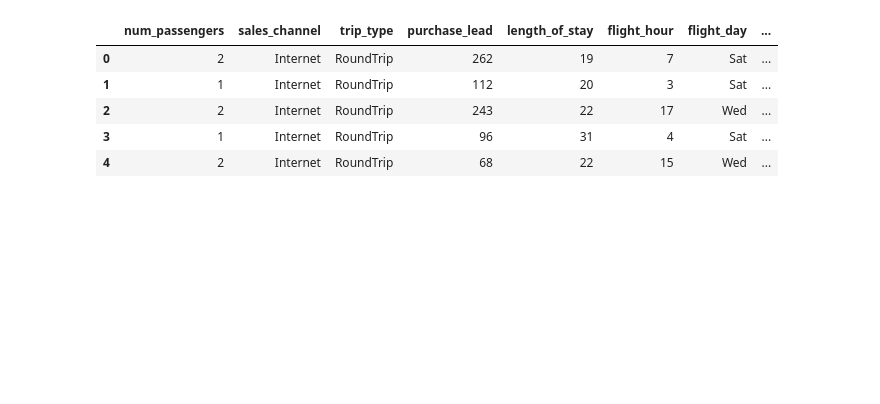
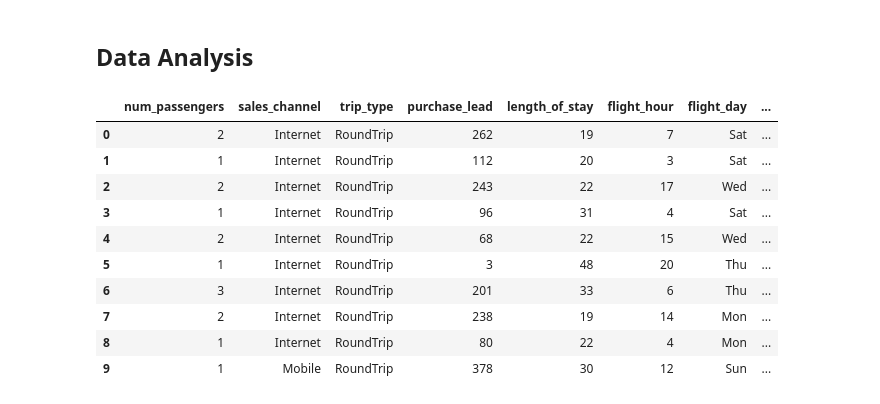
Before and after one commit to youssefsame7/British-Airways-Virtual-Internship, a Jupyter notebook: task2.ipynb, the cells around one changed output. Saved outputs shown, nothing was run; the diff lists cells and outputs as text; code cells hidden in the pictures; blank space fills up the shorter version.

Commit message:
analysis and preprocessing

```diff
--- a/task2.ipynb
+++ b/task2.ipynb
@@ -1 +29,3 @@
+# %% [markdown]
+## Data Analysis
 # %%
@@ -4,14 +34,17 @@ import numpy as np
 import matplotlib.pyplot as plt
 import seaborn as sns
 # %%
-df = pandas.read_csv('D:\British Airways Virtual Internship\Data\Raw\customer_booking.csv'
-                     , encoding = 'ISO-8859-1')
-
-df.head()
+df = pd.read_csv('customer_booking.csv', encoding = 'ISO-8859-1')
+df.head(10)
 # %% [output]
 |  | num_passengers | sales_channel | trip_type | purchase_lead | length_of_stay | flight_hour | flight_day | ... |
 | 0 | 2 | Internet | RoundTrip | 262 | 19 | 7 | Sat | ... |
 | 1 | 1 | Internet | RoundTrip | 112 | 20 | 3 | Sat | ... |
 | 2 | 2 | Internet | RoundTrip | 243 | 22 | 17 | Wed | ... |
 | 3 | 1 | Internet | RoundTrip | 96 | 31 | 4 | Sat | ... |
 | 4 | 2 | Internet | RoundTrip | 68 | 22 | 15 | Wed | ... |
+| 5 | 1 | Internet | RoundTrip | 3 | 48 | 20 | Thu | ... |
+| 6 | 3 | Internet | RoundTrip | 201 | 33 | 6 | Thu | ... |
+| 7 | 2 | Internet | RoundTrip | 238 | 19 | 14 | Mon | ... |
+| 8 | 1 | Internet | RoundTrip | 80 | 22 | 4 | Mon | ... |
+| 9 | 1 | Mobile | RoundTrip | 378 | 30 | 12 | Sun | ... |
```
Also changed, not shown: parts of 25 cells of this notebook.
